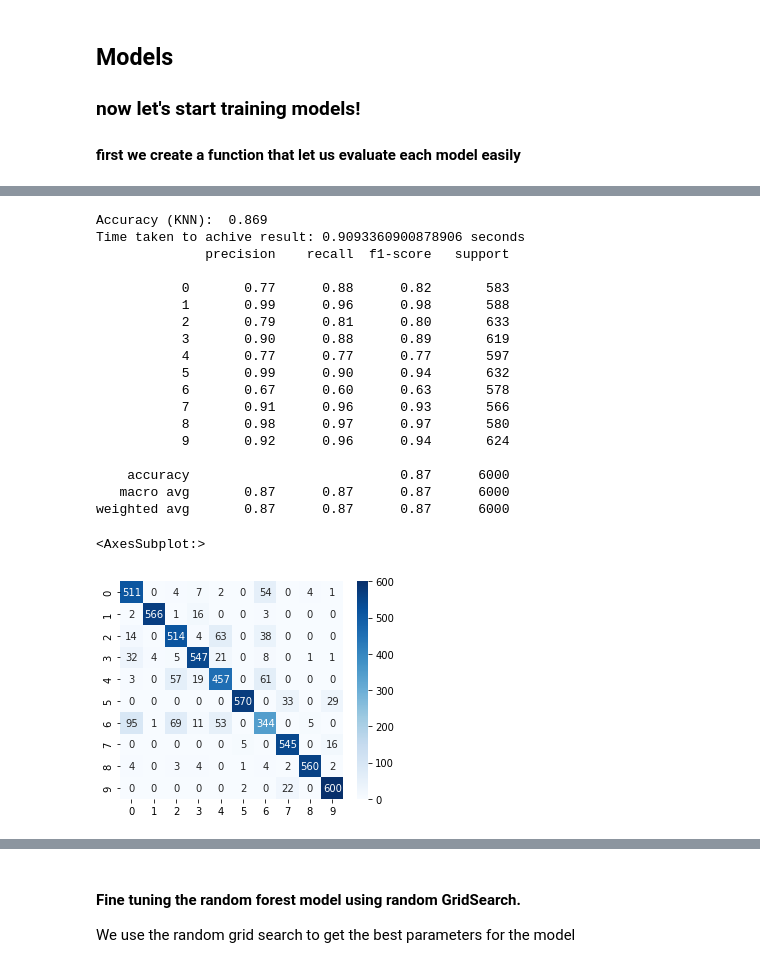
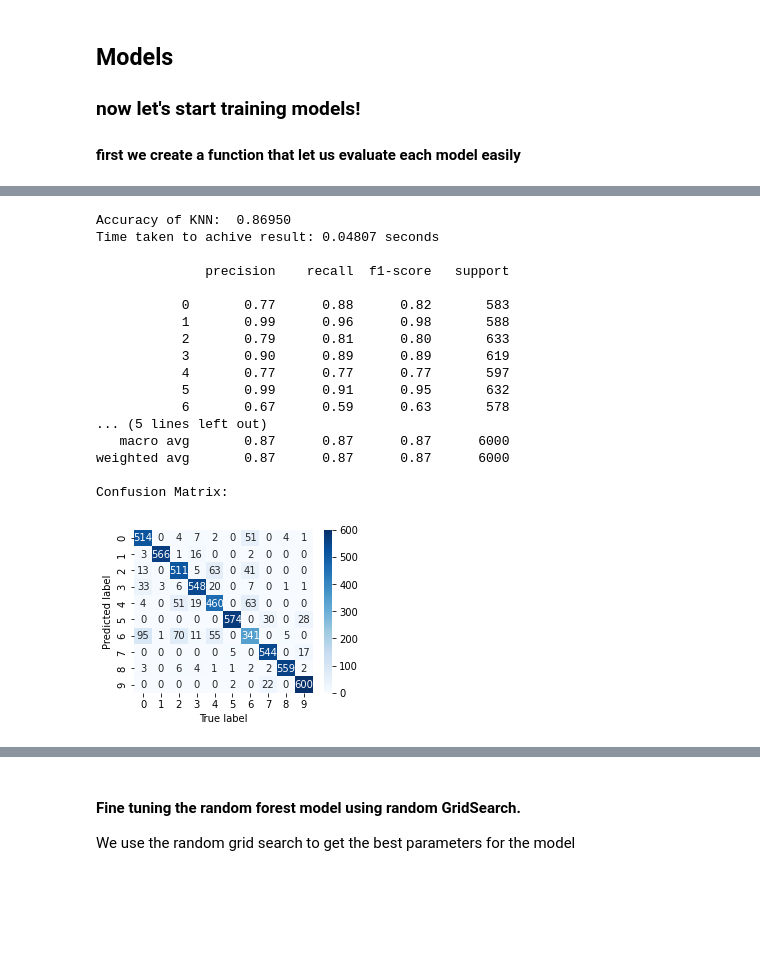
Before and after one commit to sandler2806/Data-Visualization, a Jupyter notebook: fashin-checkpoint.ipynb, the cells around one changed output, grey strips where cells are left out. Saved outputs shown, nothing was run; the diff lists cells and outputs as text; code cells hidden in the pictures; blank space fills up the shorter version.

```diff
--- a/fashin-checkpoint.ipynb
+++ b/fashin-checkpoint.ipynb
@@ -221,13 +222,17 @@ and yet enough features so that our results do not hurt too much.
 ### now let's start training models!
 #### first we create a function that let us evaluate each model easily
 # %%
-def results(model):
-    y_pred=model.predict(X_test_scaled)
-    plt.figure(figsize=(5,4))
-    conf =confusion_matrix(y_test, y_pred)
+def show_results(model, time, name):
+    predictions = model.predict(X_test)
+    accuracy = metrics.accuracy_score(y_test, predictions)
+    print(f'Accuracy of {name}: {accuracy: .5F}')
+    print("Time taken to achive result: %s seconds\n" % (round(time,5)))
+    print(classification_report(y_test, predictions))
+    plt.figure(figsize=(4,3))
+    conf = confusion_matrix(y_test, predictions)
     print("Confusion Matrix: ")
     sns.heatmap(conf, cmap = "Blues", annot=True, fmt = '.0f')
     plt.xlabel('True label')
     plt.ylabel('Predicted label')
     plt.show()
-    print(classification_report(y_test, y_pred,digits=4))
+    return predictions, accuracy
@@ -297,47 +294,35 @@ Best Score is: 0.869,  Best n_neighbors is: 6 .
 # %%
 start_timeKNN = time.time()
 modelKNN = KNeighborsClassifier(n_neighbors = 6)
 modelKNN.fit(X_train, y_train)
+timeKNN = time.time() - start_timeKNN
 
 #load
 # modelKNN = joblib.load('modelKNN.joblib')
 # timeKNN = joblib.load('time_modelKNN.joblib')
 
-predictionsKNN = modelKNN.predict(X_test)
-
 #save
 joblib.dump(modelKNN, 'modelKNN.joblib')
-joblib.dump((time.time() - start_timeKNN), 'time_modelKNN.joblib')
+joblib.dump(timeKNN, 'time_modelKNN.joblib')
 
-
-
-accuracyKNN = metrics.accuracy_score(y_test, predictionsKNN)
-print("Accuracy (KNN): ", accuracyKNN)
-timeKNN = time.time() - start_timeKNN
-print("Time taken to achive result: %s seconds" % (timeKNN))
-
-plt.figure(figsize=(5,4))
-print(classification_report(y_test, predictionsKNN))
-sns.heatmap(confusion_matrix(y_test, predictionsKNN), cmap = "Blues", annot=True, fmt = '.0f')
+predictionsKNN, accuracyKNN = show_results(modelKNN, timeKNN, "KNN")
 # %% [output]
-Accuracy (KNN):  0.869
-Time taken to achive result: 0.9093360900878906 seconds
+Accuracy of KNN:  0.86950
+Time taken to achive result: 0.04807 seconds
+
               precision    recall  f1-score   support
 
            0       0.77      0.88      0.82       583
            1       0.99      0.96      0.98       588
            2       0.79      0.81      0.80       633
-           3       0.90      0.88      0.89       619
+           3       0.90      0.89      0.89       619
            4       0.77      0.77      0.77       597
-           5       0.99      0.90      0.94       632
-           6       0.67      0.60      0.63       578
-           7       0.91      0.96      0.93       566
-           8       0.98      0.97      0.97       580
-           9       0.92      0.96      0.94       624
-
-    accuracy                           0.87      6000
+           5       0.99      0.91      0.95       632
+           6       0.67      0.59      0.63       578
+... (5 lines left out)
    macro avg       0.87      0.87      0.87      6000
 weighted avg       0.87      0.87      0.87      6000
+
+Confusion Matrix:
-<AxesSubplot:>
-[figure, old version]
+[figure, new version]
 # %% [markdown]
```
Also changed, not shown: parts of 53 cells of this notebook.
